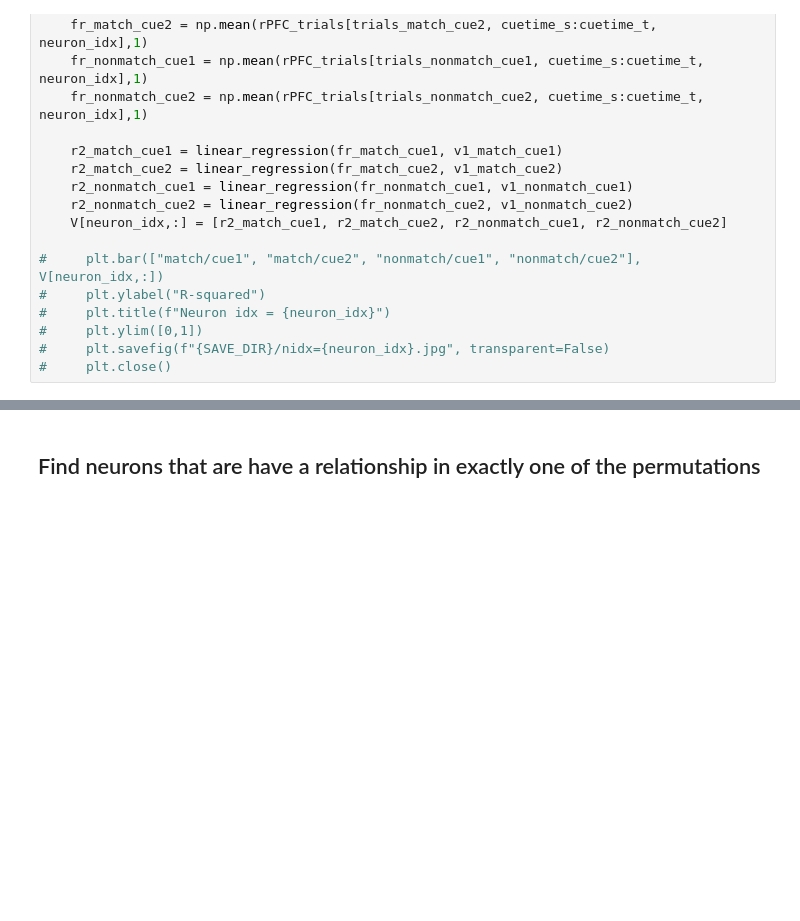
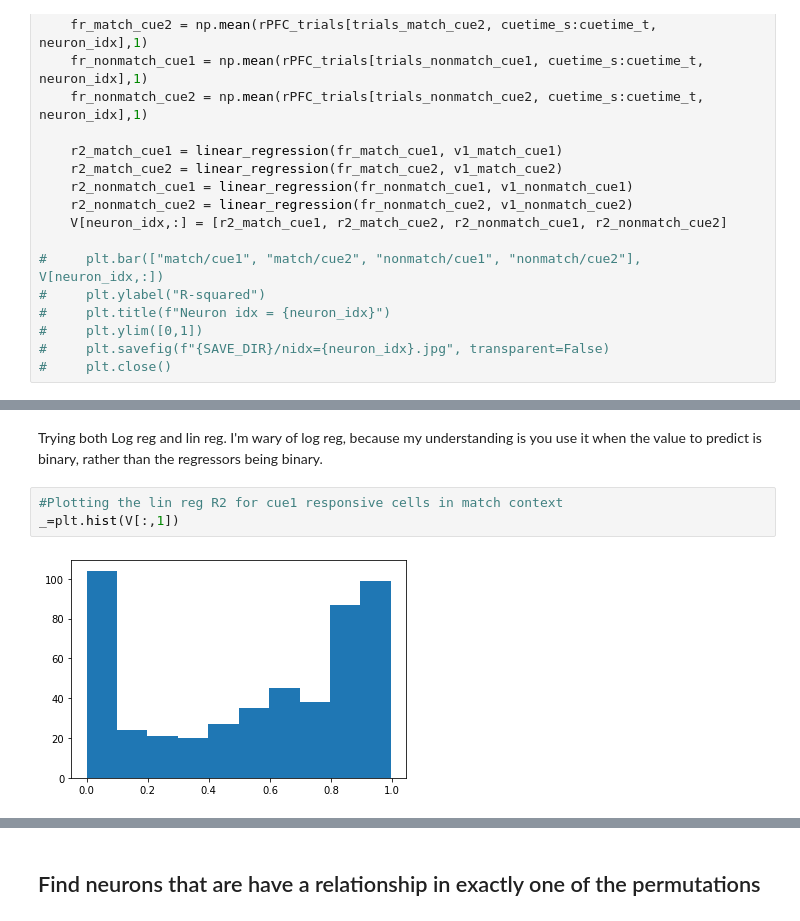
Before and after one commit to hummosa/PFC_MD_weights_stability, a Jupyter notebook: sabrina-analysis/informative-cells.ipynb, the cells around one changed output, grey strips where cells are left out. Cells and saved outputs as stored; diff of their text form; blank space fills up the shorter version.

```diff
--- a/sabrina-analysis/informative-cells.ipynb
+++ b/sabrina-analysis/informative-cells.ipynb
@@ -141,0 +429,7 @@ for neuron_idx in range(N_PFC_NEURONS):
+# %% [markdown]
+Trying both Log reg and lin reg. I'm wary of log reg, because my understanding is you use it when the value to predict is binary, rather than the regressors being binary.
+# %%
+#Plotting the lin reg R2 for cue1 responsive cells in match context
+_=plt.hist(V[:,1])
+# %% [output]
+[figure, added]
```
Also changed, not shown: parts of 7 cells of this notebook, 4 other files.
